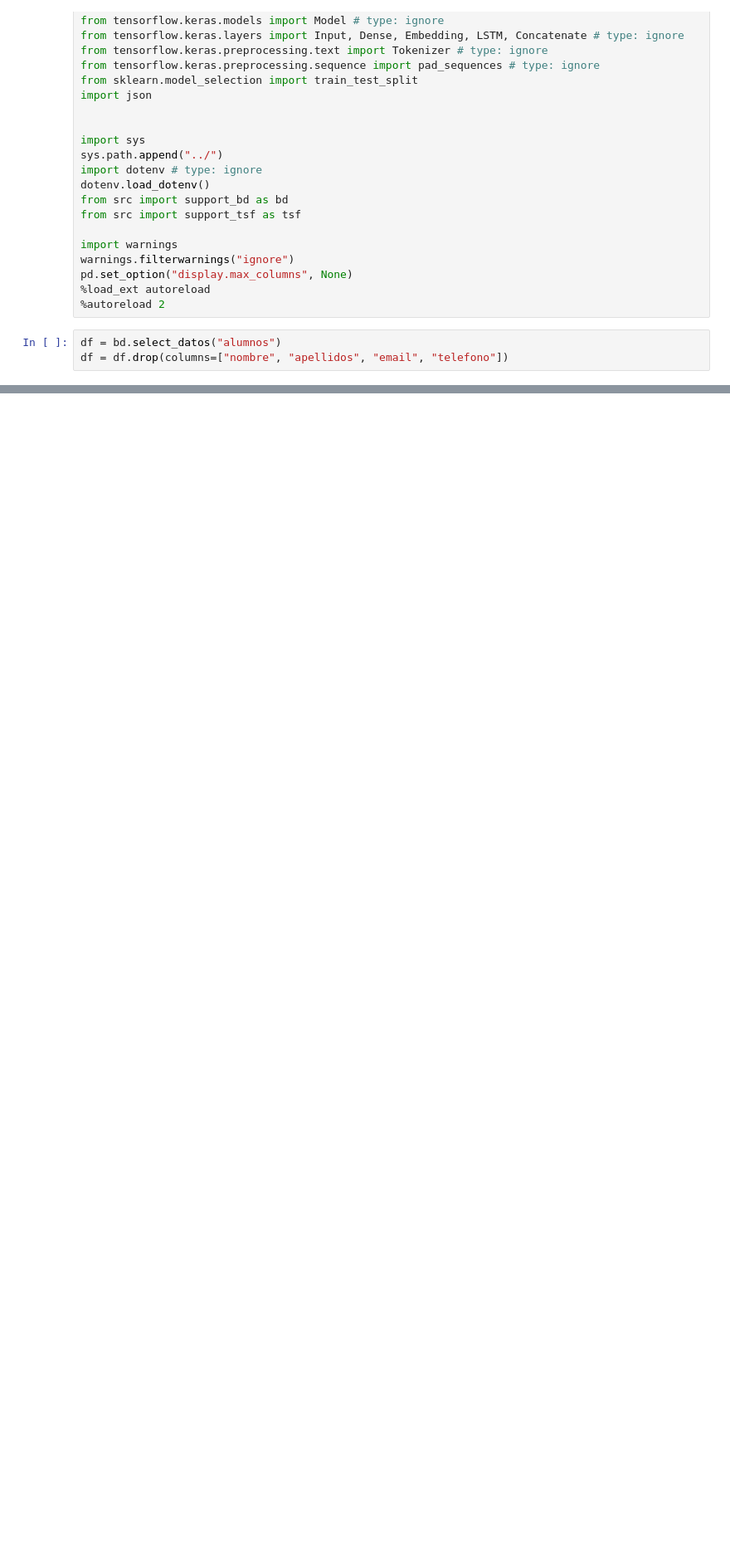
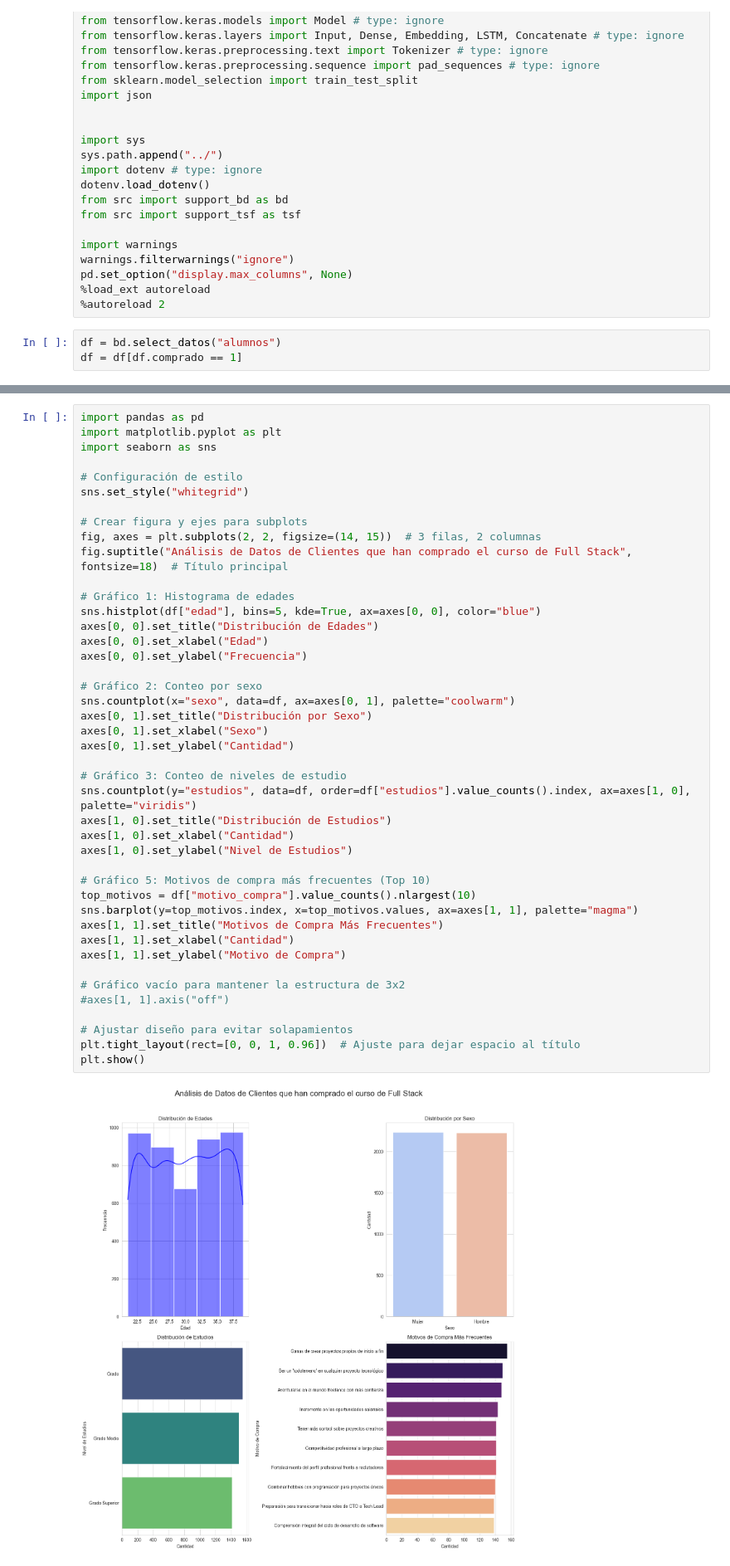
Before and after one commit to santiagorodriguez-dev/pf_02_exploracion_datos_modelo, a Jupyter notebook: notebooks/02_generacion_datos_modelo_.ipynb, the cells around one changed output, grey strips where cells are left out. Shown: that part at 83% size. Saved outputs shown, nothing was run; the diff lists cells and outputs as text; blank space fills up the shorter version.

```diff
--- a/notebooks/02_generacion_datos_modelo_.ipynb
+++ b/notebooks/02_generacion_datos_modelo_.ipynb
@@ -26,4 +26,4 @@ pd.set_option("display.max_columns", None)
 %autoreload 2
 # %%
 df = bd.select_datos("alumnos")
-df = df.drop(columns=["nombre", "apellidos", "email", "telefono"])
+df = df[df.comprado == 1]
@@ -134,0 +30,45 @@ tsf.crear_modelo()
+# %%
+import pandas as pd
+import matplotlib.pyplot as plt
+import seaborn as sns
+
+# Configuración de estilo
+sns.set_style("whitegrid")
+
+# Crear figura y ejes para subplots
+fig, axes = plt.subplots(2, 2, figsize=(14, 15))  # 3 filas, 2 columnas
+fig.suptitle("Análisis de Datos de Clientes que han comprado el curso de Full Stack", fontsize=18)  # Título principal
+
+# Gráfico 1: Histograma de edades
+sns.histplot(df["edad"], bins=5, kde=True, ax=axes[0, 0], color="blue")
+axes[0, 0].set_title("Distribución de Edades")
+axes[0, 0].set_xlabel("Edad")
+axes[0, 0].set_ylabel("Frecuencia")
+
+# Gráfico 2: Conteo por sexo
+sns.countplot(x="sexo", data=df, ax=axes[0, 1], palette="coolwarm")
+axes[0, 1].set_title("Distribución por Sexo")
+axes[0, 1].set_xlabel("Sexo")
+axes[0, 1].set_ylabel("Cantidad")
+
+# Gráfico 3: Conteo de niveles de estudio
+sns.countplot(y="estudios", data=df, order=df["estudios"].value_counts().index, ax=axes[1, 0], palette="viridis")
+axes[1, 0].set_title("Distribución de Estudios")
+axes[1, 0].set_xlabel("Cantidad")
+axes[1, 0].set_ylabel("Nivel de Estudios")
+
+# Gráfico 5: Motivos de compra más frecuentes (Top 10)
+top_motivos = df["motivo_compra"].value_counts().nlargest(10)
+sns.barplot(y=top_motivos.index, x=top_motivos.values, ax=axes[1, 1], palette="magma")
+axes[1, 1].set_title("Motivos de Compra Más Frecuentes")
+axes[1, 1].set_xlabel("Cantidad")
+axes[1, 1].set_ylabel("Motivo de Compra")
+
+# Gráfico vacío para mantener la estructura de 3x2
+#axes[1, 1].axis("off")
+
+# Ajustar diseño para evitar solapamientos
+plt.tight_layout(rect=[0, 0, 1, 0.96])  # Ajuste para dejar espacio al título
+plt.show()
+# %% [output]
+[figure, added]
```
Also changed, not shown: parts of 7 cells of this notebook.
